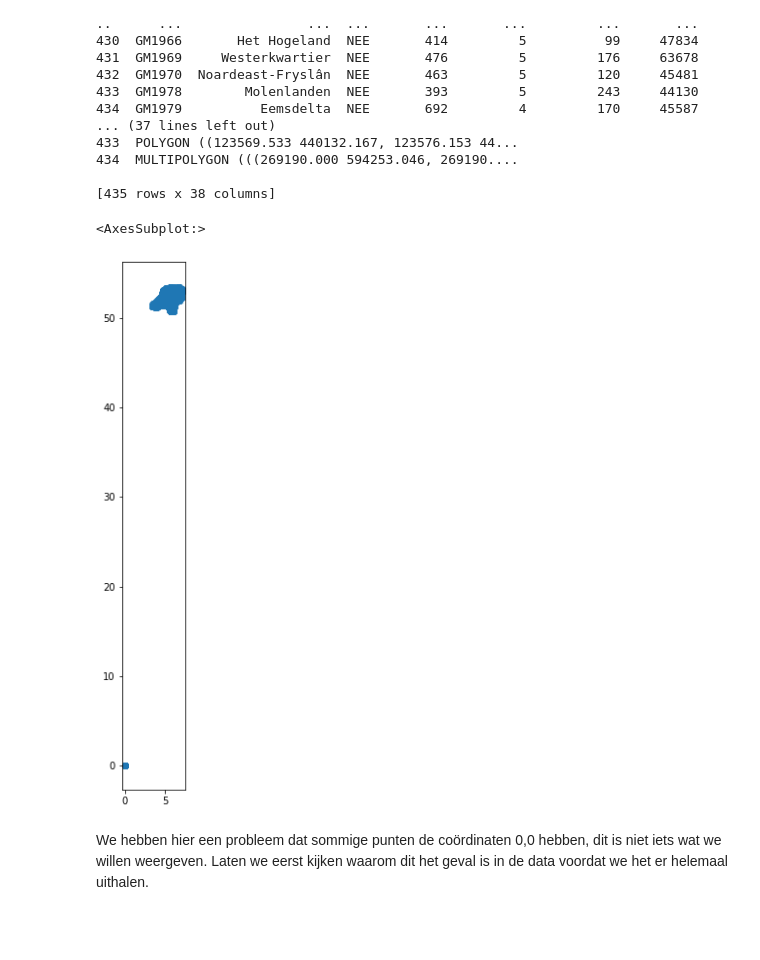
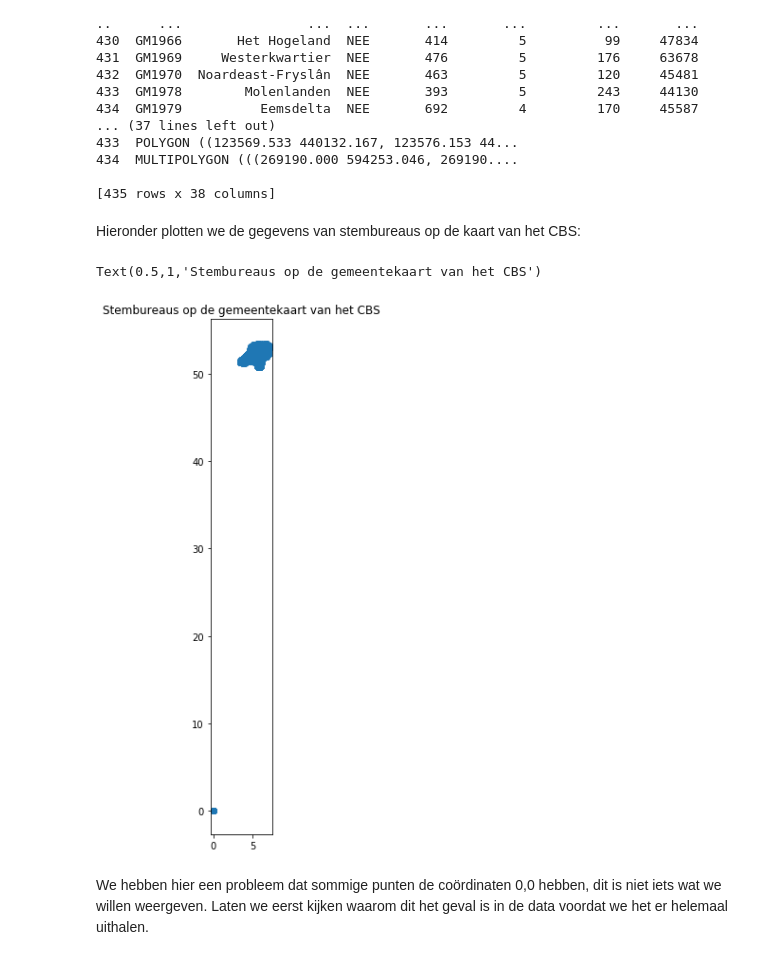
Before and after one commit to openstate/stembureau-meting, a Jupyter notebook: jupyter/stembureau_data.ipynb, the cells around one changed output. Drawn from its saved outputs; the diff is of its cells as text; code cells hidden in the pictures; blank space fills up the shorter version.

```diff
--- a/jupyter/stembureau_data.ipynb
+++ b/jupyter/stembureau_data.ipynb
@@ -53,15 +58,18 @@ print(nl_map)
 434  MULTIPOLYGON (((269190.000 594253.046, 269190....
 
 [435 rows x 38 columns]
+# %% [markdown]
+Hieronder plotten we de gegevens van stembureaus op de kaart van het CBS:
 # %%
 import matplotlib.pyplot as plt
 
 fig, ax = plt.subplots(figsize = (10,10))
 nl_map.to_crs(epsg=4326).plot(ax=ax, color='lightgrey')
 df_geojson.plot(ax=ax)
+ax.set_title('Stembureaus op de gemeentekaart van het CBS')
 # %% [output]
-<AxesSubplot:>
+Text(0.5,1,'Stembureaus op de gemeentekaart van het CBS')
-[figure, old version]
+[figure, new version]
 # %% [markdown]
 We hebben hier een probleem dat sommige punten de coördinaten 0,0 hebben, dit is niet iets wat we willen weergeven. Laten we eerst kijken waarom dit het geval is in de data voordat we het er helemaal uithalen.
 # %%
```
Also changed, not shown: parts of 18 cells of this notebook.
